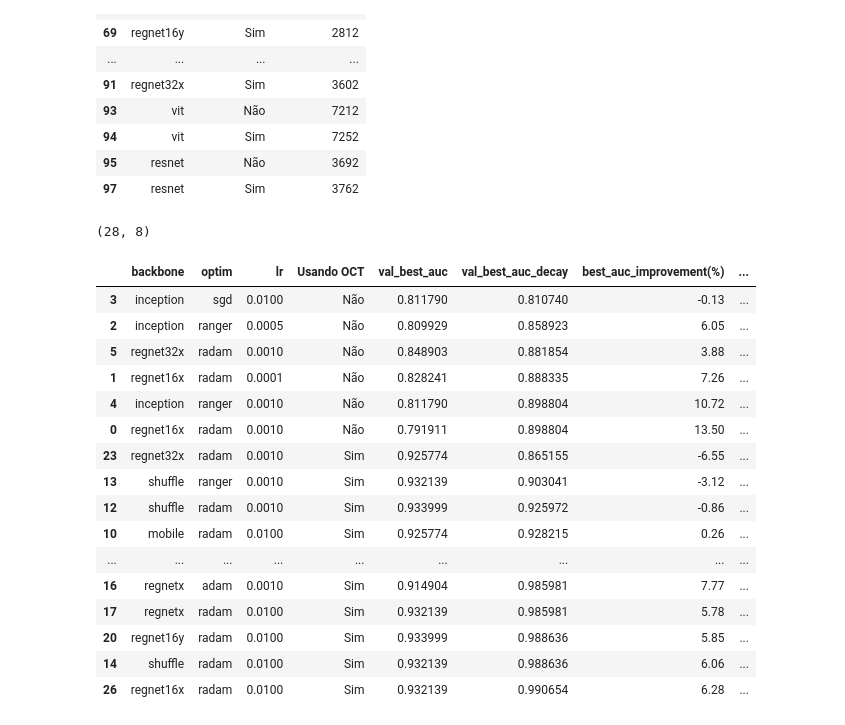
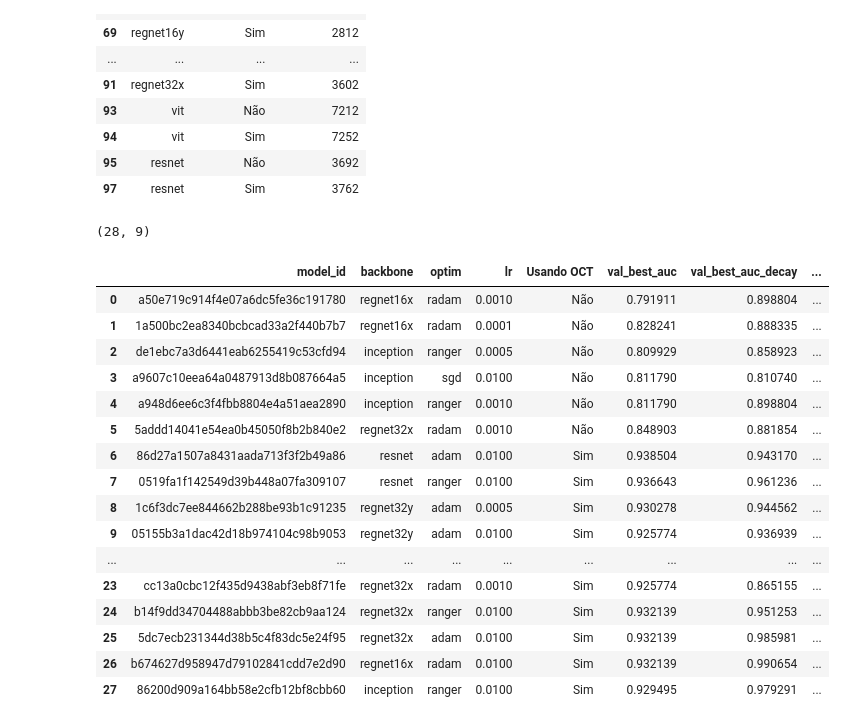
Before and after one commit to FelipeMarcelino/glaucoma, a Jupyter notebook: notebooks/Untitled3.ipynb, the cells around one changed output. Drawn from its saved outputs; the diff is of its cells as text; code cells hidden in the pictures.

```diff
--- a/notebooks/Untitled3.ipynb
+++ b/notebooks/Untitled3.ipynb
@@ -274,7 +256,7 @@ filter_summary
 cross["Learning Decay"] = "Sim"
 filter_summary["Learning Decay"] = "Não"
 # %%
-filtered_cross = cross[["backbone","val_best_auc","val_avg_auc","optim","lr","output_tab","Learning Decay"]]
+filtered_cross = cross[["model_id","backbone","val_best_auc","val_avg_auc","optim","lr","output_tab","Learning Decay"]]
 filtered_top1 = filter_summary[["backbone","val_best_auc","val_avg_auc","optim","lr","output_tab","Learning Decay"]]
 total = pd.concat([filtered_cross, filtered_top1])
 total[OCT_PRESENCE] = np.where(total['output_tab'] > 0, 'Sim', 'Não')
@@ -309,7 +291,7 @@ total.groupby("backbone").count()
 | resnet | 2 | 2 | 2 | 2 | 2 | 2 | 2 | ... |
 | shuffle | 4 | 4 | 4 | 4 | 4 | 4 | 4 | ... |
 # %%
-filtered_total = total[['backbone', 'optim', 'lr', OCT_PRESENCE, 'val_best_auc',"val_best_auc_decay", "best_auc_improvement(%)"]]
+filtered_total = total[["model_id",'backbone', 'optim', 'lr', OCT_PRESENCE, 'val_best_auc',"val_best_auc_decay", "best_auc_improvement(%)"]]
 # %%
 filtered_total.shape
 # %% [output]
@@ -345,24 +327,24 @@ filtered_total = filtered_total.merge(df_peak_filtered, on=[OCT_PRESENCE,"backbo
 # %%
 filtered_total.shape
 # %% [output]
-(28, 8)
+(28, 9)
 # %%
-filtered_total.sort_values([OCT_PRESENCE, "val_best_auc_decay","backbone"])
+filtered_total
 # %% [output]
-|  | backbone | optim | lr | Usando OCT | val_best_auc | val_best_auc_decay | best_auc_improvement(%) | ... |
-| 3 | inception | sgd | 0.0100 | Não | 0.811790 | 0.810740 | -0.13 | ... |
-| 2 | inception | ranger | 0.0005 | Não | 0.809929 | 0.858923 | 6.05 | ... |
-| 5 | regnet32x | radam | 0.0010 | Não | 0.848903 | 0.881854 | 3.88 | ... |
-| 1 | regnet16x | radam | 0.0001 | Não | 0.828241 | 0.888335 | 7.26 | ... |
-| 4 | inception | ranger | 0.0010 | Não | 0.811790 | 0.898804 | 10.72 | ... |
-| 0 | regnet16x | radam | 0.0010 | Não | 0.791911 | 0.898804 | 13.50 | ... |
-| 23 | regnet32x | radam | 0.0010 | Sim | 0.925774 | 0.865155 | -6.55 | ... |
-| 13 | shuffle | ranger | 0.0010 | Sim | 0.932139 | 0.903041 | -3.12 | ... |
-| 12 | shuffle | radam | 0.0010 | Sim | 0.933999 | 0.925972 | -0.86 | ... |
-| 10 | mobile | radam | 0.0100 | Sim | 0.925774 | 0.928215 | 0.26 | ... |
+|  | model_id | backbone | optim | lr | Usando OCT | val_best_auc | val_best_auc_decay | ... |
+| 0 | a50e719c914f4e07a6dc5fe36c191780 | regnet16x | radam | 0.0010 | Não | 0.791911 | 0.898804 | ... |
+| 1 | 1a500bc2ea8340bcbcad33a2f440b7b7 | regnet16x | radam | 0.0001 | Não | 0.828241 | 0.888335 | ... |
+| 2 | de1ebc7a3d6441eab6255419c53cfd94 | inception | ranger | 0.0005 | Não | 0.809929 | 0.858923 | ... |
+| 3 | a9607c10eea64a0487913d8b087664a5 | inception | sgd | 0.0100 | Não | 0.811790 | 0.810740 | ... |
+| 4 | a948d6ee6c3f4fbb8804e4a51aea2890 | inception | ranger | 0.0010 | Não | 0.811790 | 0.898804 | ... |
+| 5 | 5addd14041e54ea0b45050f8b2b840e2 | regnet32x | radam | 0.0010 | Não | 0.848903 | 0.881854 | ... |
+| 6 | 86d27a1507a8431aada713f3f2b49a86 | resnet | adam | 0.0100 | Sim | 0.938504 | 0.943170 | ... |
+| 7 | 0519fa1f142549d39b448a07fa309107 | resnet | ranger | 0.0100 | Sim | 0.936643 | 0.961236 | ... |
+| 8 | 1c6f3dc7ee844662b288be93b1c91235 | regnet32y | adam | 0.0005 | Sim | 0.930278 | 0.944562 | ... |
+| 9 | 05155b3a1dac42d18b974104c98b9053 | regnet32y | adam | 0.0100 | Sim | 0.925774 | 0.936939 | ... |
 | ... | ... | ... | ... | ... | ... | ... | ... | ... |
-| 16 | regnetx | adam | 0.0010 | Sim | 0.914904 | 0.985981 | 7.77 | ... |
-| 17 | regnetx | radam | 0.0100 | Sim | 0.932139 | 0.985981 | 5.78 | ... |
-| 20 | regnet16y | radam | 0.0100 | Sim | 0.933999 | 0.988636 | 5.85 | ... |
-| 14 | shuffle | radam | 0.0100 | Sim | 0.932139 | 0.988636 | 6.06 | ... |
-| 26 | regnet16x | radam | 0.0100 | Sim | 0.932139 | 0.990654 | 6.28 | ... |
+| 23 | cc13a0cbc12f435d9438abf3eb8f71fe | regnet32x | radam | 0.0010 | Sim | 0.925774 | 0.865155 | ... |
+| 24 | b14f9dd34704488abbb3be82cb9aa124 | regnet32x | ranger | 0.0100 | Sim | 0.932139 | 0.951253 | ... |
+| 25 | 5dc7ecb231344d38b5c4f83dc5e24f95 | regnet32x | adam | 0.0100 | Sim | 0.932139 | 0.985981 | ... |
+| 26 | b674627d958947d79102841cdd7e2d90 | regnet16x | radam | 0.0100 | Sim | 0.932139 | 0.990654 | ... |
+| 27 | 86200d909a164bb58e2cfb12bf8cbb60 | inception | ranger | 0.0100 | Sim | 0.929495 | 0.979291 | ... |
```
Also changed, not shown: parts of 12 cells of this notebook.
